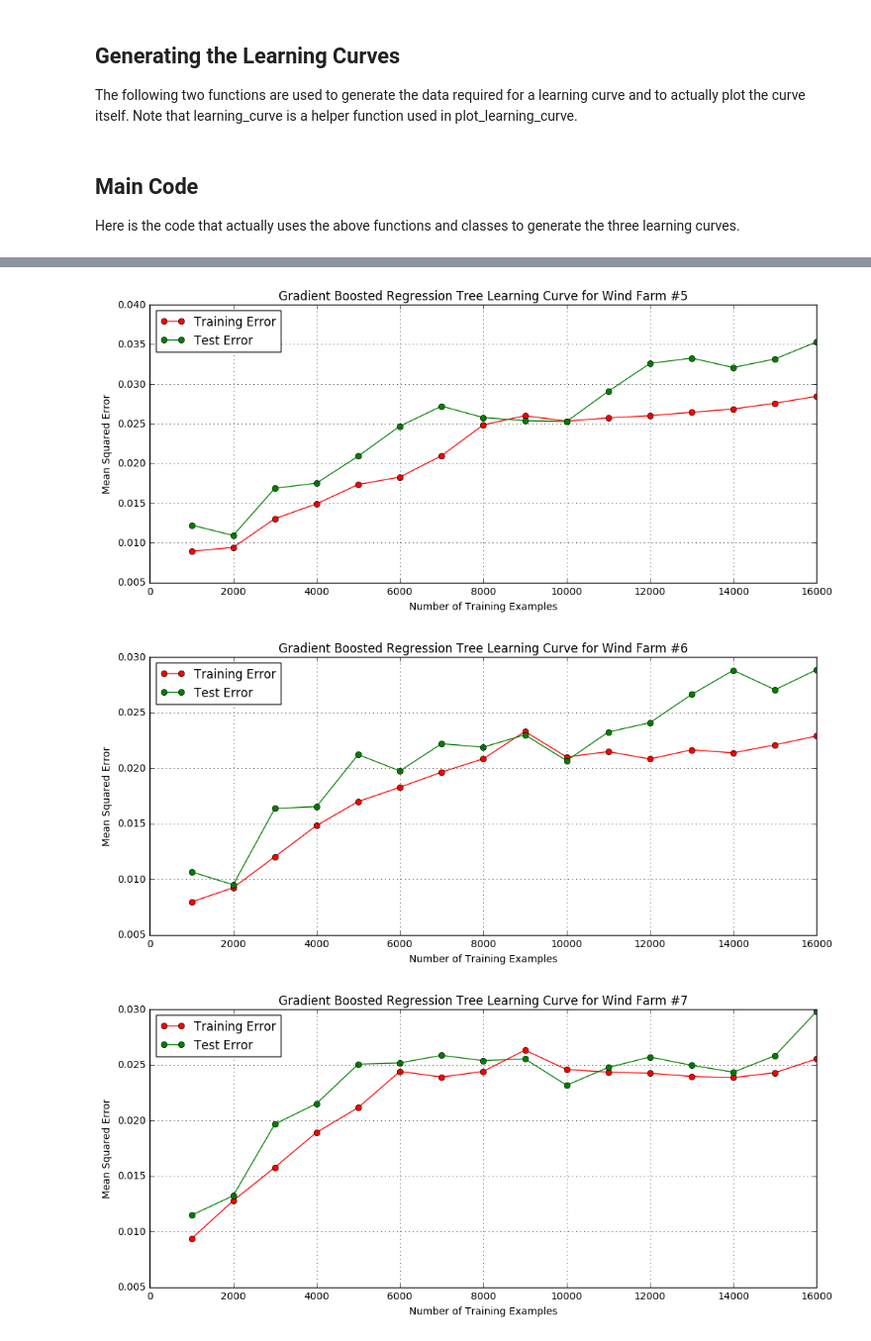
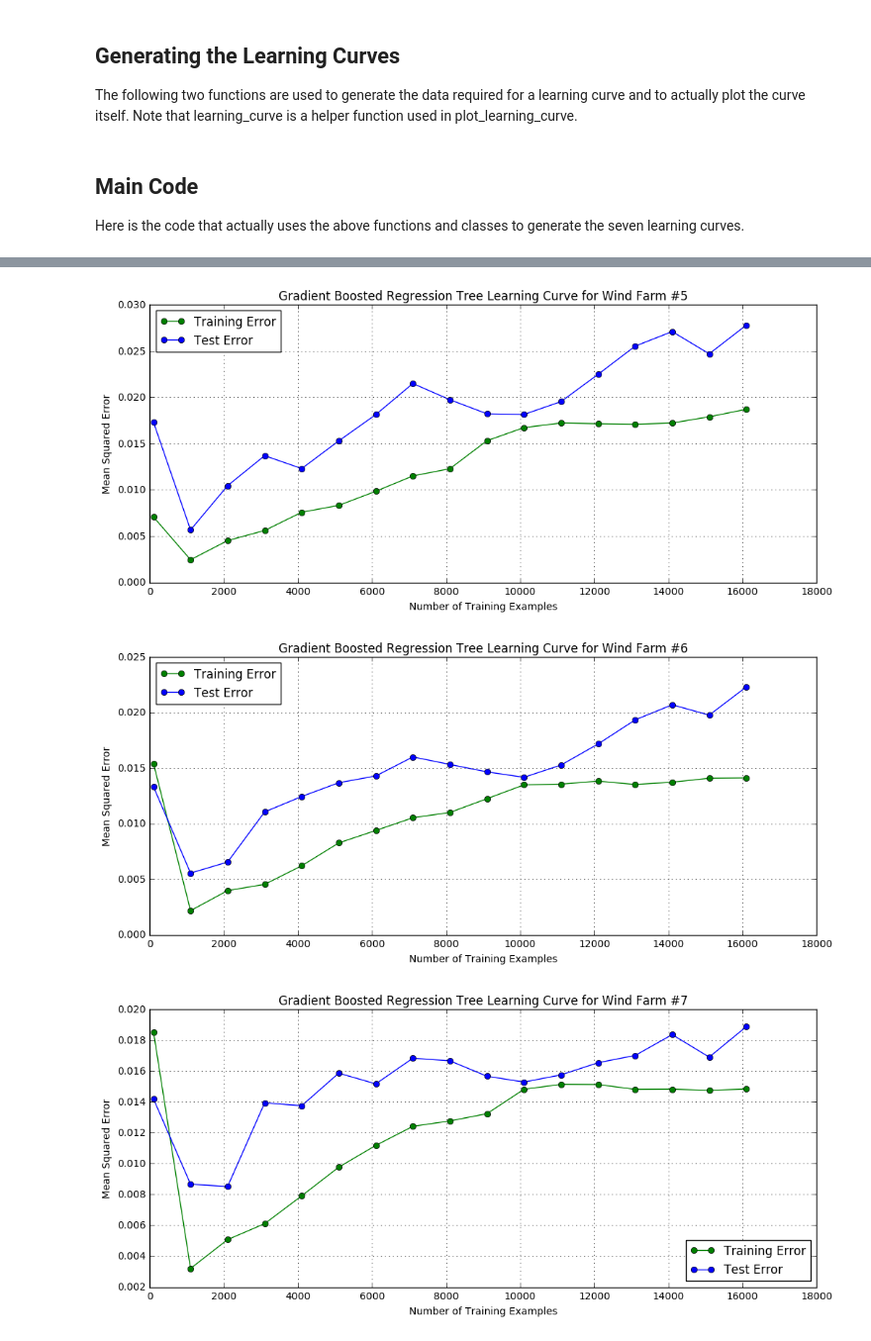
Before and after one commit to avishek1013/windly, a Jupyter notebook: code/learning_curve.ipynb, the cells around one changed output, grey strips where cells are left out. Shown: that part at 99% size. Cells and saved outputs as stored; diff of their text form; code cells hidden in the pictures.

Commit message:
tweaked learning curve

```diff
--- a/code/learning_curve.ipynb
+++ b/code/learning_curve.ipynb
@@ -17,7 +17,7 @@ def load_data_refined(filename, wf_id):
     Function loads data stored in the file filename and returns it as an numpy ndarray.
     """
     data = load_data(filename, 12, 12)[wf_id]
-    return pd.DataFrame(data=data, index=range(len(data)))
+    return pd.DataFrame(data=data[:, 1:], index=range(len(data)))
 # %% [markdown]
 ## Generating the Learning Curves
 
@@ -26,11 +26,13 @@ The following two functions are used to generate the data required for a learnin
 def learning_curve(estimator, X, y, cv, train_sizes):
     train_error = []
     test_error = []
+    avg_error = []
+
     for num_points in train_sizes:
         subset_x = X[:num_points]
         subset_y = y[:num_points]
 
-        split_idx = int(0.8 * len(subset_x))
+        split_idx = int(0.7 * len(subset_x))
 
         train_x = subset_x.head(split_idx)
         train_y = subset_y.head(split_idx)
@@ -40,8 +42,9 @@ def learning_curve(estimator, X, y, cv, train_sizes):
         estimator.fit(train_x, train_y)
         train_error.append(mean_squared_error(train_y, estimator.predict(train_x)))
         test_error.append(mean_squared_error(test_y, estimator.predict(test_x)))
+        avg_error.append(mean_squared_error(subset_y, [0.0652541917269] * len(subset_y)))
 
-    return train_sizes, train_error, test_error
+    return train_sizes, train_error, test_error, avg_error
 # %%
 def plot_learning_curve(estimator, title, X, y, train_sizes, ylim=None, cv=None):
     """
@@ -54,19 +57,20 @@ def plot_learning_curve(estimator, title, X, y, train_sizes, ylim=None, cv=None)
         plt.ylim(*ylim)
     plt.xlabel("Number of Training Examples")
     plt.ylabel("Mean Squared Error")
-    train_sizes, train_scores, test_scores = learning_curve(estimator, X, y, train_sizes=train_sizes, cv=cv)
+    train_sizes, train_scores, test_scores, avg_scores = learning_curve(estimator, X, y, train_sizes=train_sizes, cv=cv)
 
     plt.grid()
-    plt.plot(train_sizes, train_scores, 'o-', color="r", label="Training Error")
-    plt.plot(train_sizes, test_scores, 'o-', color="g", label="Test Error")
+    plt.plot(train_sizes, train_scores, 'o-', color="g", label="Training Error")
+    plt.plot(train_sizes, test_scores, 'o-', color="b", label="Test Error")
+#     plt.plot(train_sizes, avg_scores, 'o-', color="r", label="Error for Predicting Average")
 
     plt.legend(loc="best")
     return plt
 # %% [markdown]
 ## Main Code
-Here is the code that actually uses the above functions and classes to generate the three learning curves.
+Here is the code that actually uses the above functions and classes to generate the seven learning curves.
 # %%
-training_sizes = range(1000, 17000, 1000)
+training_sizes = range(100, 17000, 1000)
 
 for wf_id in range(1, 8):
     train_data = load_data_refined('../data/virtual_aggregate_data.csv', wf_id)
@@ -77,7 +81,7 @@ for wf_id in range(1, 8):
     train_y = train_data[target]
 
     title = 'Gradient Boosted Regression Tree Learning Curve for Wind Farm #%i' %wf_id
-    gbr = GradientBoostingRegressor(n_estimators=300, learning_rate=0.01, max_depth=2, min_samples_split=100, max_features='sqrt')
+    gbr = GradientBoostingRegressor(n_estimators=700, learning_rate=0.1, max_depth=2, random_state=0, min_samples_split=100, max_features='sqrt')
     plt = plot_learning_curve(gbr, title, train_x, train_y, ylim=None, cv=None, train_sizes=training_sizes)
     plt.show()
 # %% [output]
@@ -88,3 +92,3 @@ for wf_id in range(1, 8):
-[figure, old version]
+[figure, new version]
-[figure, old version]
+[figure, new version]
-[figure, old version]
+[figure, new version]
```
Also changed, not shown: parts of 1 cell of this notebook.
